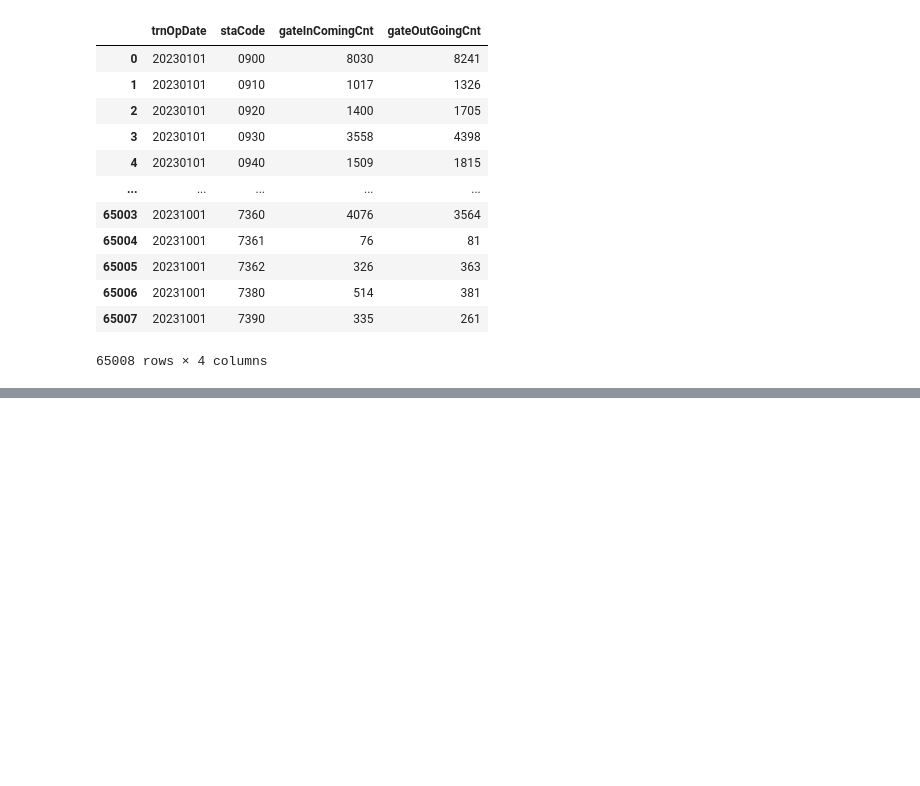
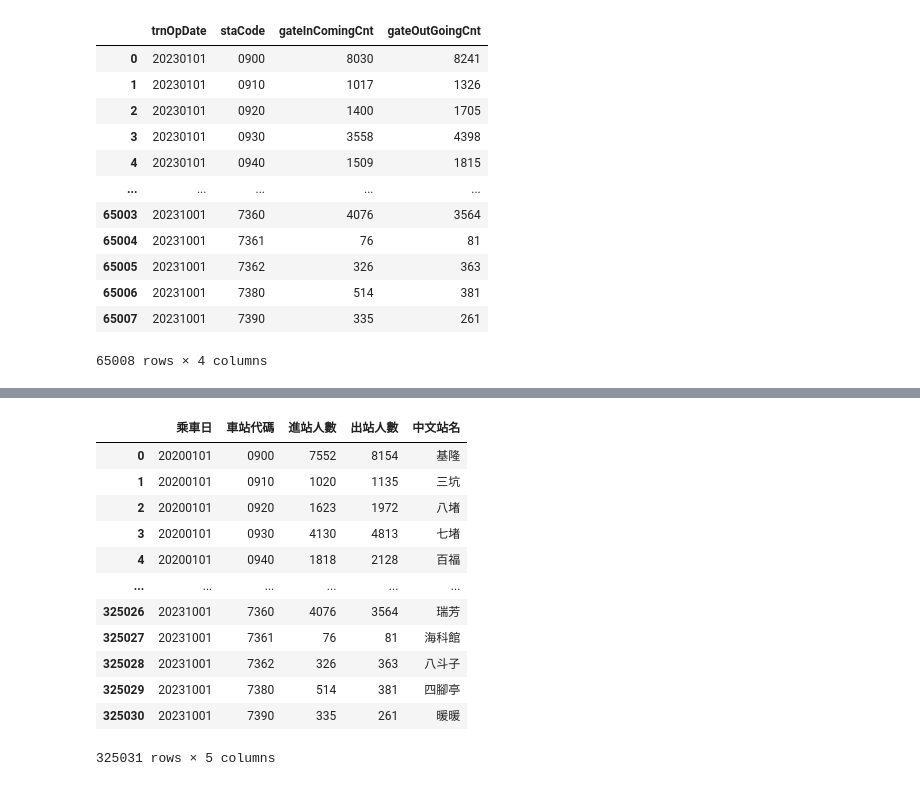
Before and after one commit to jsdhwdmaX09/aaaab, a Jupyter notebook: lesson20_3.ipynb, the cells around one changed output, grey strips where cells are left out. Saved outputs shown, nothing was run; the diff lists cells and outputs as text; code cells hidden in the pictures; blank space fills up the shorter version.

```diff
--- a/lesson20_3.ipynb
+++ b/lesson20_3.ipynb
@@ -9,4 +9,13 @@ station_2021 = pd.read_csv('每日各站進出站人數2021.csv')
 station_2021
 
 station_2022 = pd.read_csv('每日各站進出站人數2022.csv')
-station_2022
+
+def toStr(value:int)->str:
+    if len(str(value)) == 3:
+        return f'0{value}'
+    else:
+        return str(value)
+
+station_2022['staCode'] = station_2022['staCode'].map(toStr)
+station_2021['staCode'] = station_2021['staCode'].map(toStr)
+station_2020['staCode'] = station_2020['staCode'].map(toStr)
@@ -65,3 +60,7 @@ station_2023
 | 65006 | 20231001 | 7380 | 514 | 381 |
 | 65007 | 20231001 | 7390 | 335 | 261 |
 65008 rows × 4 columns
+# %%
+stations_df = pd.concat([station_2020, station_2021, station_2022, station_2023],axis=0)
+stations_df.columns = ['乘車日', '車站代碼', '進站人數', '出站人數']
+stations_df
@@ -67,0 +81,8 @@ station_2023
+# %%
+url2 = 'https://ods.railway.gov.tw/tra-ods-web/ods/download/dataResource/0518b833e8964d53bfea3f7691aea0ee'
+response = requests.get(url2)
+jsonData1 = response.json()
+# %%
+station_name_df = pd.DataFrame(jsonData1,columns=['stationCode','stationName'])
+station_name_df.columns = ["車站代碼", "中文站名"]
+station_name_df
@@ -67,0 +103,16 @@ station_2023
+# %%
+pd.merge(stations_df, station_name_df, on='車站代碼', how='left' )
+# %% [output]
+|  | 乘車日 | 車站代碼 | 進站人數 | 出站人數 | 中文站名 |
+| 0 | 20200101 | 0900 | 7552 | 8154 | 基隆 |
+| 1 | 20200101 | 0910 | 1020 | 1135 | 三坑 |
+| 2 | 20200101 | 0920 | 1623 | 1972 | 八堵 |
+| 3 | 20200101 | 0930 | 4130 | 4813 | 七堵 |
+| 4 | 20200101 | 0940 | 1818 | 2128 | 百福 |
+| ... | ... | ... | ... | ... | ... |
+| 325026 | 20231001 | 7360 | 4076 | 3564 | 瑞芳 |
+| 325027 | 20231001 | 7361 | 76 | 81 | 海科館 |
+| 325028 | 20231001 | 7362 | 326 | 363 | 八斗子 |
+| 325029 | 20231001 | 7380 | 514 | 381 | 四腳亭 |
+| 325030 | 20231001 | 7390 | 335 | 261 | 暖暖 |
+325031 rows × 5 columns
```
Also changed, not shown: parts of 3 cells of this notebook, 2 other files.
